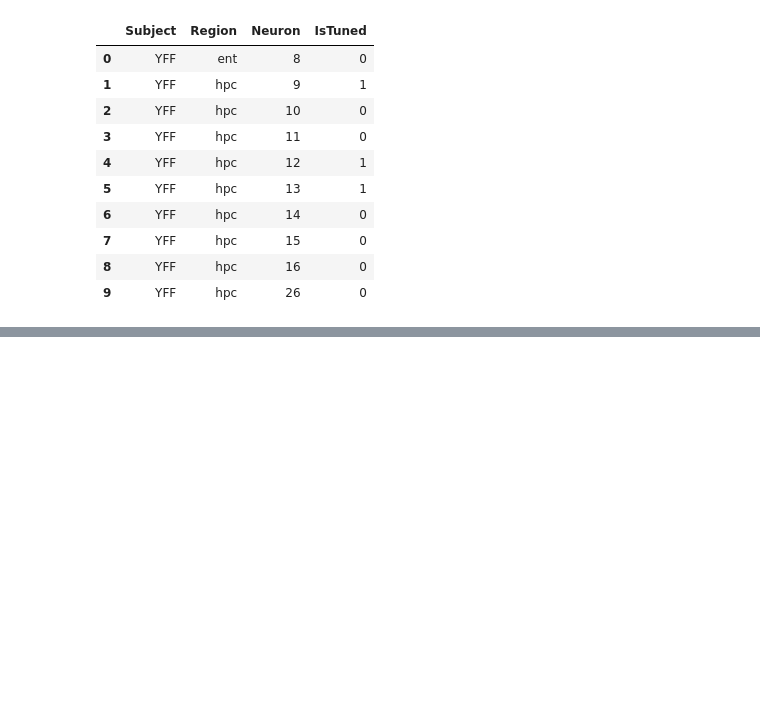
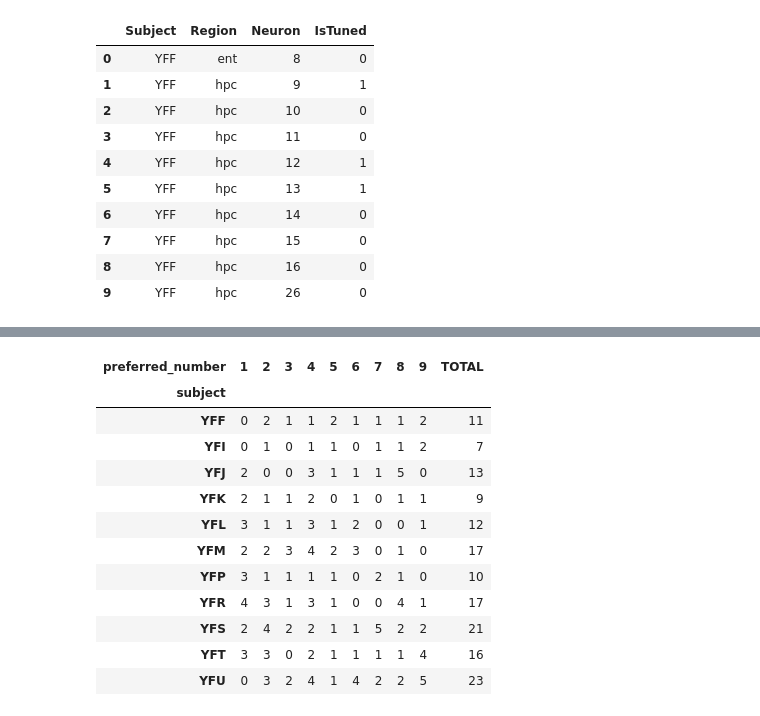
Before and after one commit to Shafiq-Abdu/number-simplex-reproduction, a Jupyter notebook: notebooks/statisticaltestfig1.ipynb, the cells around one changed output, grey strips where cells are left out. Saved outputs shown, nothing was run; the diff lists cells and outputs as text; code cells hidden in the pictures; blank space fills up the shorter version.

```diff
--- a/notebooks/statisticaltestfig1.ipynb
+++ b/notebooks/statisticaltestfig1.ipynb
@@ -7561,0 +8421,82 @@ Subjects:
+# %%
+# ============================================================
+# SUBJECT × PREFERRED-NUMBER TABLE
+# ============================================================
+
+unique_preferred = (
+    preferred_number_results[
+        preferred_number_results[
+            "preferred_number"
+        ].notna()
+    ]
+    .copy()
+)
+
+
+unique_preferred[
+    "preferred_number"
+] = (
+    unique_preferred[
+        "preferred_number"
+    ]
+    .astype(int)
+)
+
+
+subject_preferred_counts = pd.crosstab(
+    unique_preferred["subject"],
+    unique_preferred["preferred_number"]
+)
+
+
+# Guarantee all subjects and numbers 1-9 appear
+subject_preferred_counts = (
+    subject_preferred_counts
+    .reindex(
+        index=SUBJECTS,
+        columns=range(1, 10),
+        fill_value=0
+    )
+)
+
+
+# Add total only for inspection
+subject_preferred_display = (
+    subject_preferred_counts.copy()
+)
+
+subject_preferred_display[
+    "TOTAL"
+] = (
+    subject_preferred_display.sum(
+        axis=1
+    )
+)
+
+
+print("=" * 70)
+print("SUBJECT × PREFERRED NUMBER")
+print("=" * 70)
+
+display(
+    subject_preferred_display
+)
+
+
+print("\nColumn totals:")
+
+print(
+    subject_preferred_counts.sum(
+        axis=0
+    )
+)
+
+
+print("\nGrand total:")
+
+print(
+    subject_preferred_counts
+    .to_numpy()
+    .sum()
+)
+# %% [output]
@@ -7561,0 +8506,13 @@ Subjects:
+| preferred_number | 1 | 2 | 3 | 4 | 5 | 6 | 7 | 8 | 9 | TOTAL |
+| subject |  |  |  |  |  |  |  |  |  |  |
+| YFF | 0 | 2 | 1 | 1 | 2 | 1 | 1 | 1 | 2 | 11 |
+| YFI | 0 | 1 | 0 | 1 | 1 | 0 | 1 | 1 | 2 | 7 |
+| YFJ | 2 | 0 | 0 | 3 | 1 | 1 | 1 | 5 | 0 | 13 |
+| YFK | 2 | 1 | 1 | 2 | 0 | 1 | 0 | 1 | 1 | 9 |
+| YFL | 3 | 1 | 1 | 3 | 1 | 2 | 0 | 0 | 1 | 12 |
+| YFM | 2 | 2 | 3 | 4 | 2 | 3 | 0 | 1 | 0 | 17 |
+| YFP | 3 | 1 | 1 | 1 | 1 | 0 | 2 | 1 | 0 | 10 |
+| YFR | 4 | 3 | 1 | 3 | 1 | 0 | 0 | 4 | 1 | 17 |
+| YFS | 2 | 4 | 2 | 2 | 1 | 1 | 5 | 2 | 2 | 21 |
+| YFT | 3 | 3 | 0 | 2 | 1 | 1 | 1 | 1 | 4 | 16 |
+| YFU | 0 | 3 | 2 | 4 | 1 | 4 | 2 | 2 | 5 | 23 |
```
Also changed, not shown: parts of 37 cells of this notebook, 16 other files.
